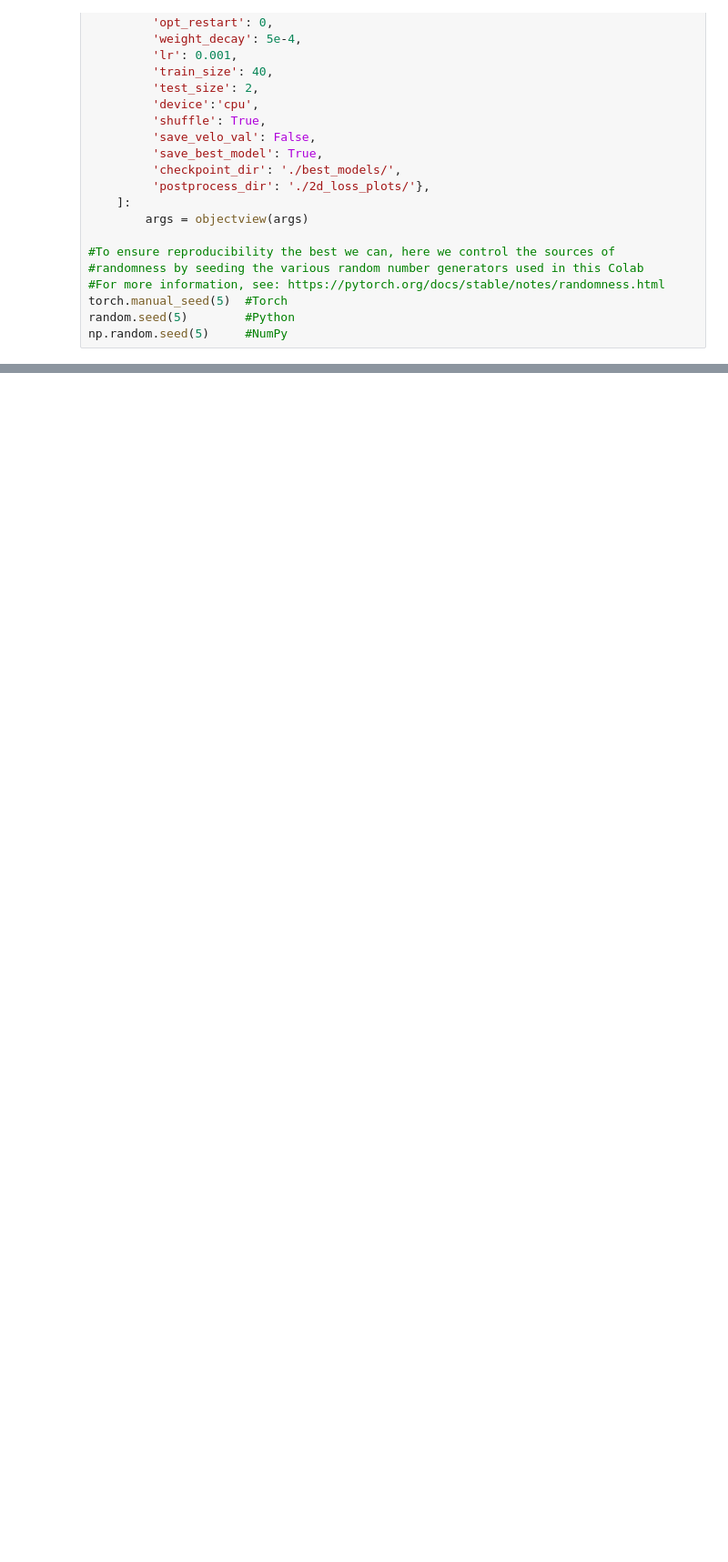
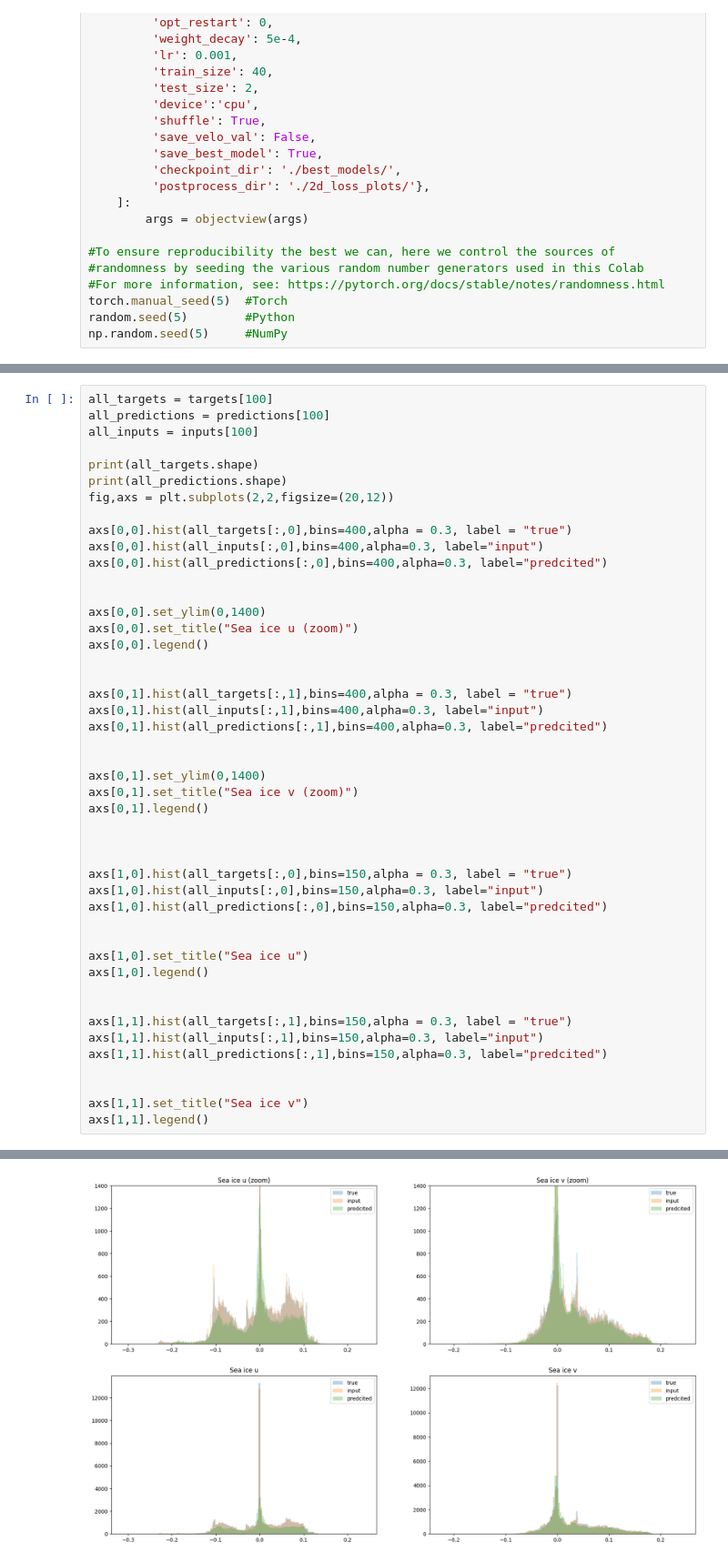
Before and after one commit to nansencenter/nextsim_dynamics_ml, a Jupyter notebook: notebooks/results.ipynb, the cells around one changed output, grey strips where cells are left out. Shown at 91% size. Saved outputs shown, nothing was run; the diff lists cells and outputs as text; blank space fills up the shorter version.

```diff
--- a/notebooks/results.ipynb
+++ b/notebooks/results.ipynb
@@ -208,0 +238,47 @@ axs.legend()
+# %%
+all_targets = targets[100]
+all_predictions = predictions[100]
+all_inputs = inputs[100]
+
+print(all_targets.shape)
+print(all_predictions.shape)
+fig,axs = plt.subplots(2,2,figsize=(20,12))
+
+axs[0,0].hist(all_targets[:,0],bins=400,alpha = 0.3, label = "true")
+axs[0,0].hist(all_inputs[:,0],bins=400,alpha=0.3, label="input")
+axs[0,0].hist(all_predictions[:,0],bins=400,alpha=0.3, label="predcited")
+
+
+axs[0,0].set_ylim(0,1400)
+axs[0,0].set_title("Sea ice u (zoom)")
+axs[0,0].legend()
+
+
+axs[0,1].hist(all_targets[:,1],bins=400,alpha = 0.3, label = "true")
+axs[0,1].hist(all_inputs[:,1],bins=400,alpha=0.3, label="input")
+axs[0,1].hist(all_predictions[:,1],bins=400,alpha=0.3, label="predcited")
+
+
+axs[0,1].set_ylim(0,1400)
+axs[0,1].set_title("Sea ice v (zoom)")
+axs[0,1].legend()
+
+
+
+axs[1,0].hist(all_targets[:,0],bins=150,alpha = 0.3, label = "true")
+axs[1,0].hist(all_inputs[:,0],bins=150,alpha=0.3, label="input")
+axs[1,0].hist(all_predictions[:,0],bins=150,alpha=0.3, label="predcited")
+
+
+axs[1,0].set_title("Sea ice u")
+axs[1,0].legend()
+
+
+axs[1,1].hist(all_targets[:,1],bins=150,alpha = 0.3, label = "true")
+axs[1,1].hist(all_inputs[:,1],bins=150,alpha=0.3, label="input")
+axs[1,1].hist(all_predictions[:,1],bins=150,alpha=0.3, label="predcited")
+
+
+axs[1,1].set_title("Sea ice v")
+axs[1,1].legend()
+# %% [output]
@@ -208,0 +288 @@ axs.legend()
+[figure, added]
```
Also changed, not shown: parts of 9 cells of this notebook.
